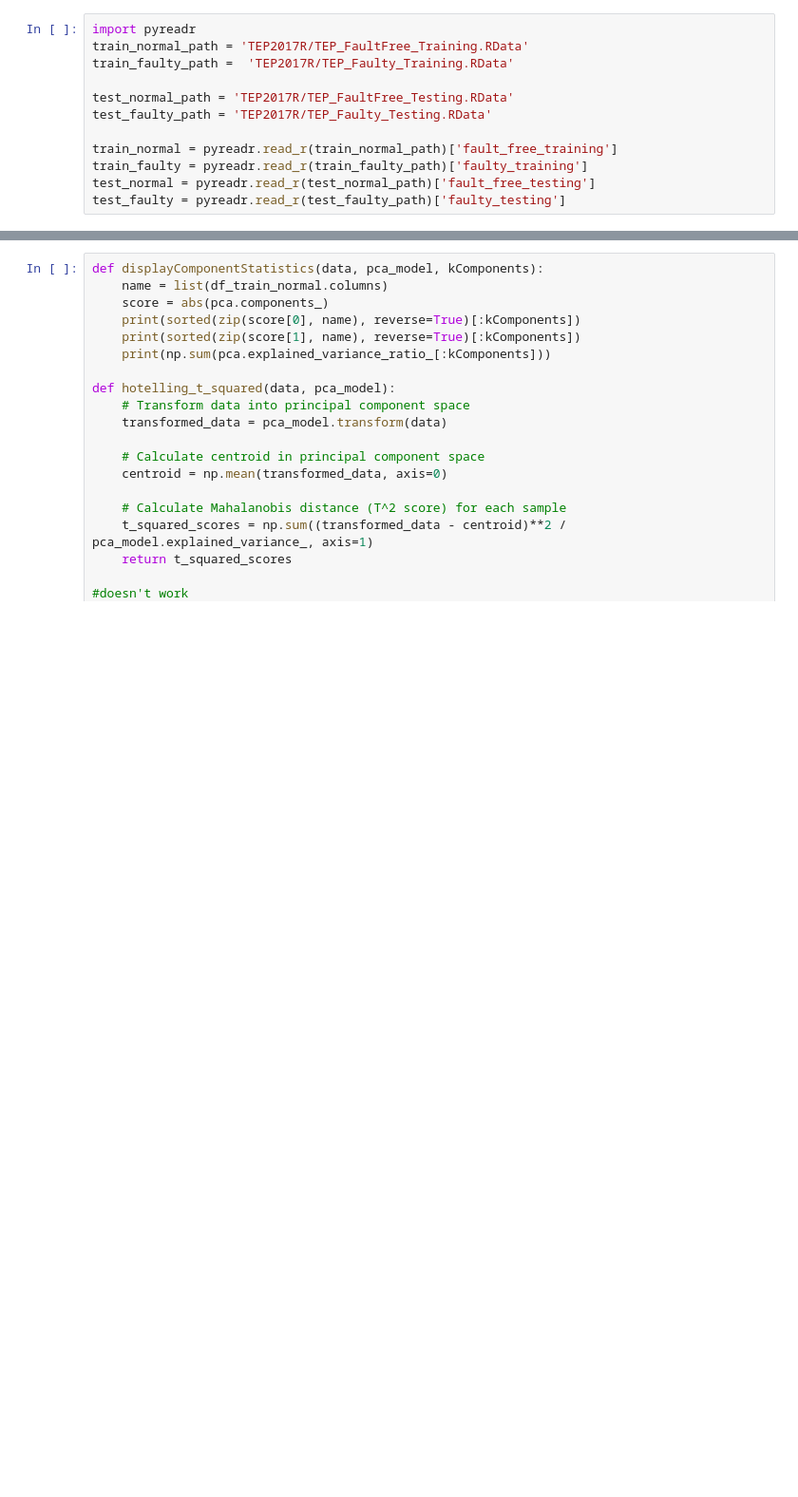
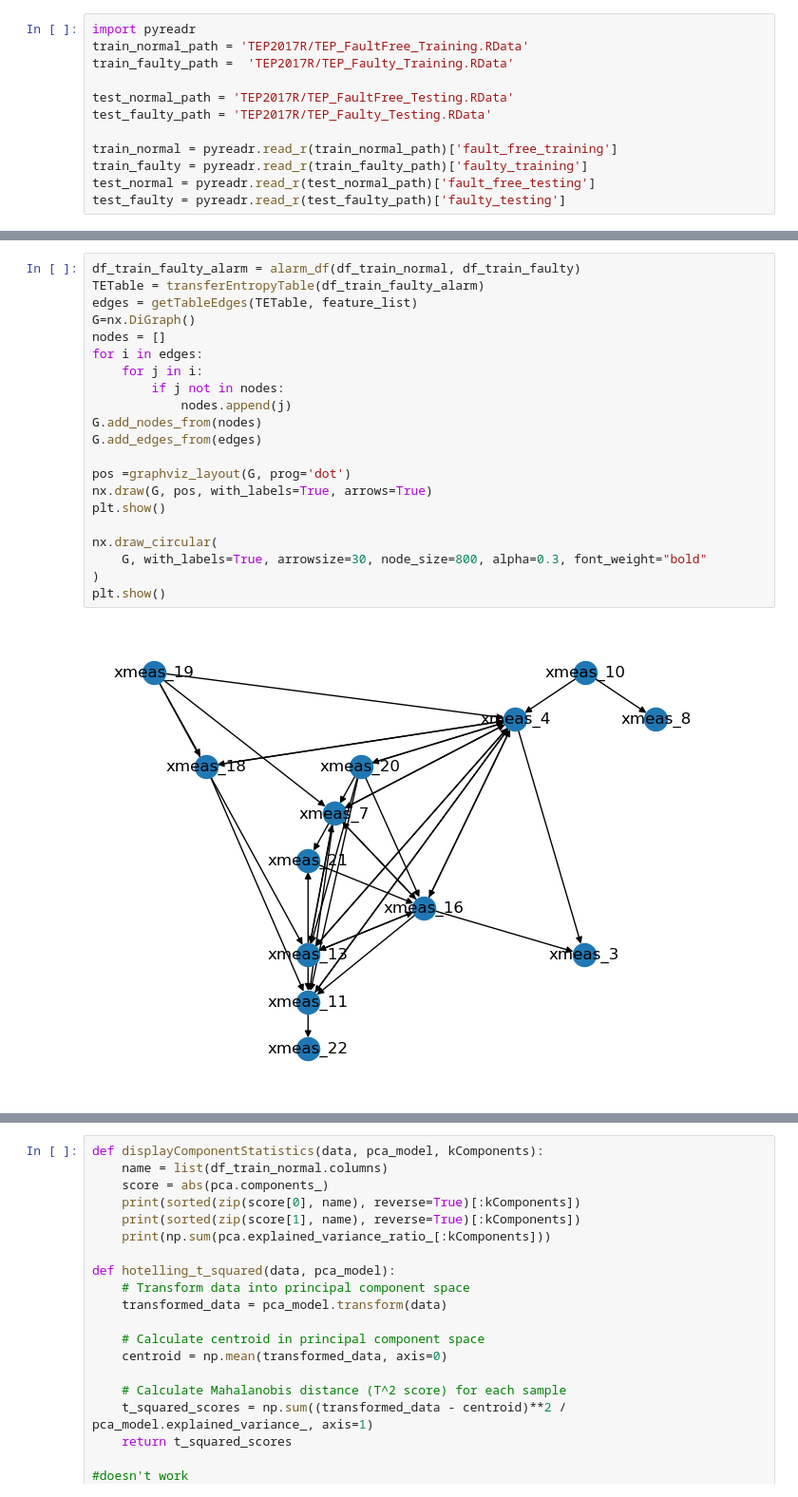
Before and after one commit to oubo2/PhD, a Jupyter notebook: unravel/Analyse_data.ipynb, the cells around one changed output, grey strips where cells are left out. Shown at 95% size. Drawn from its saved outputs; the diff is of its cells as text; blank space fills up the shorter version.

```diff
--- a/unravel/Analyse_data.ipynb
+++ b/unravel/Analyse_data.ipynb
@@ -59,0 +133,23 @@ df_train_normal.head()
+# %%
+df_train_faulty_alarm = alarm_df(df_train_normal, df_train_faulty)
+TETable = transferEntropyTable(df_train_faulty_alarm)
+edges = getTableEdges(TETable, feature_list)
+G=nx.DiGraph()
+nodes = []
+for i in edges:
+    for j in i:
+        if j not in nodes:
+            nodes.append(j)
+G.add_nodes_from(nodes)
+G.add_edges_from(edges)
+
+pos =graphviz_layout(G, prog='dot')
+nx.draw(G, pos, with_labels=True, arrows=True)
+plt.show()
+
+nx.draw_circular(
+    G, with_labels=True, arrowsize=30, node_size=800, alpha=0.3, font_weight="bold"
+)
+plt.show()
+# %% [output]
+[figure, added]
```
Also changed, not shown: parts of 19 cells of this notebook, 14 other files.
